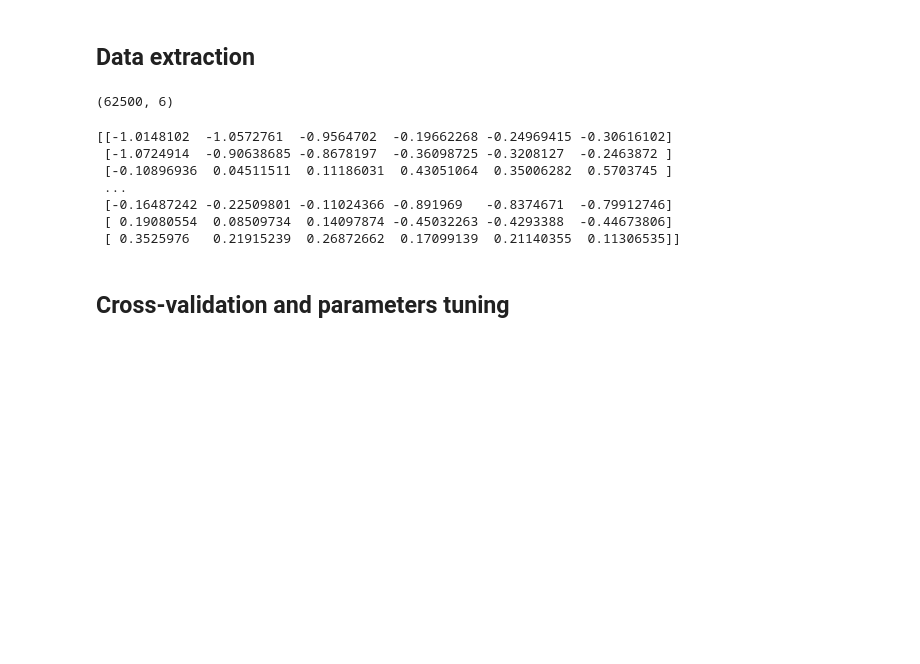
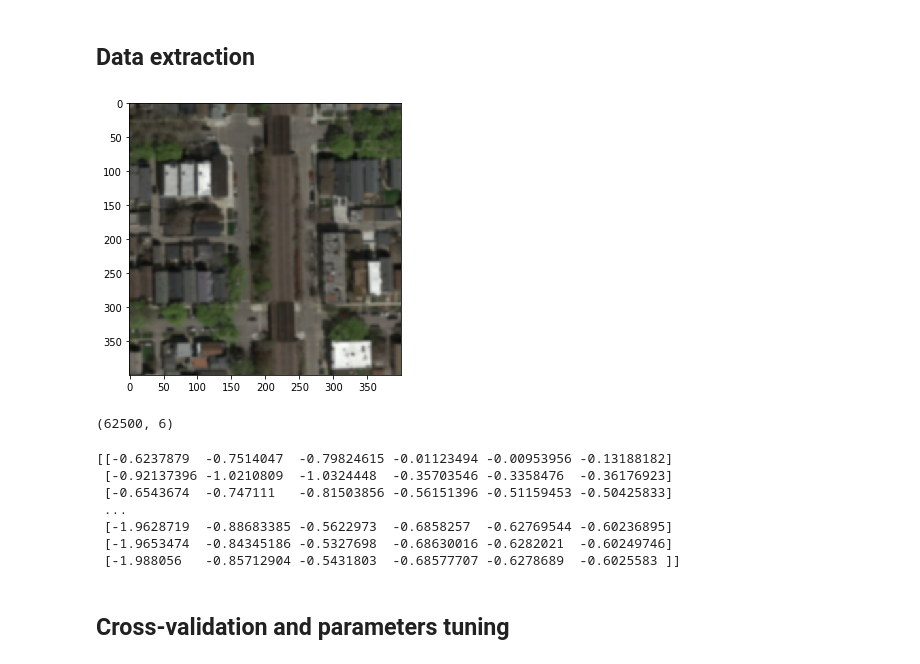
Before and after one commit to alexandrehutter/ml-project2, a Jupyter notebook: classification.ipynb, the cells around one changed output. Drawn from its saved outputs; the diff is of its cells as text; code cells hidden in the pictures; blank space fills up the shorter version.

```diff
--- a/classification.ipynb
+++ b/classification.ipynb
@@ -77,6 +83,12 @@ submit = False
 # %%
 # Load a set of images
 imgs, gt_imgs = load_training_images(n)
+for i in range(len(imgs)) :
+    imgs[i] = gaussian(imgs[i], sigma = 2, multichannel = True)
+
+show_img(imgs[0])
+# %% [output]
+[figure, added]
 # %%
 # Extract patches from all images
 img_patches = get_patches(imgs, patch_size)
@@ -96,13 +108,13 @@ if preproc is not None:
     X = preproc.transform(X)
 print(X)
 # %% [output]
-[[-1.0148102  -1.0572761  -0.9564702  -0.19662268 -0.24969415 -0.30616102]
- [-1.0724914  -0.90638685 -0.8678197  -0.36098725 -0.3208127  -0.2463872 ]
- [-0.10896936  0.04511511  0.11186031  0.43051064  0.35006282  0.5703745 ]
+[[-0.6237879  -0.7514047  -0.79824615 -0.01123494 -0.00953956 -0.13188182]
+ [-0.92137396 -1.0210809  -1.0324448  -0.35703546 -0.3358476  -0.36176923]
+ [-0.6543674  -0.747111   -0.81503856 -0.56151396 -0.51159453 -0.50425833]
  ...
- [-0.16487242 -0.22509801 -0.11024366 -0.891969   -0.8374671  -0.79912746]
- [ 0.19080554  0.08509734  0.14097874 -0.45032263 -0.4293388  -0.44673806]
- [ 0.3525976   0.21915239  0.26872662  0.17099139  0.21140355  0.11306535]]
+ [-1.9628719  -0.88683385 -0.5622973  -0.6858257  -0.62769544 -0.60236895]
+ [-1.9653474  -0.84345186 -0.5327698  -0.68630016 -0.6282021  -0.60249746]
+ [-1.988056   -0.85712904 -0.5431803  -0.68577707 -0.6278689  -0.6025583 ]]
 # %% [markdown]
 ## Cross-validation and parameters tuning
 # %%
```
Also changed, not shown: parts of 16 cells of this notebook, 2 other files.
